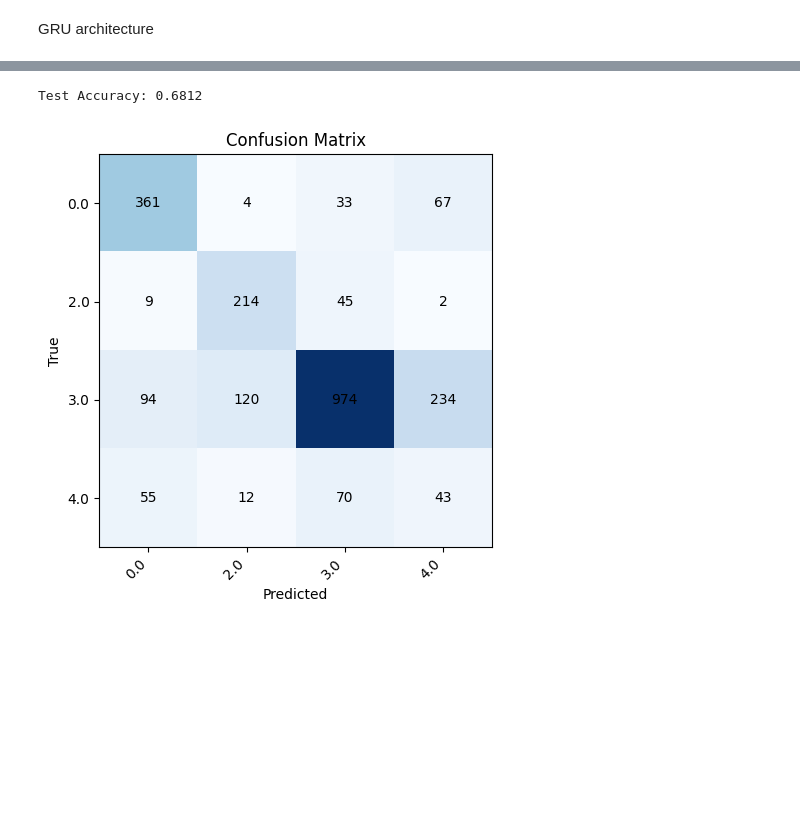
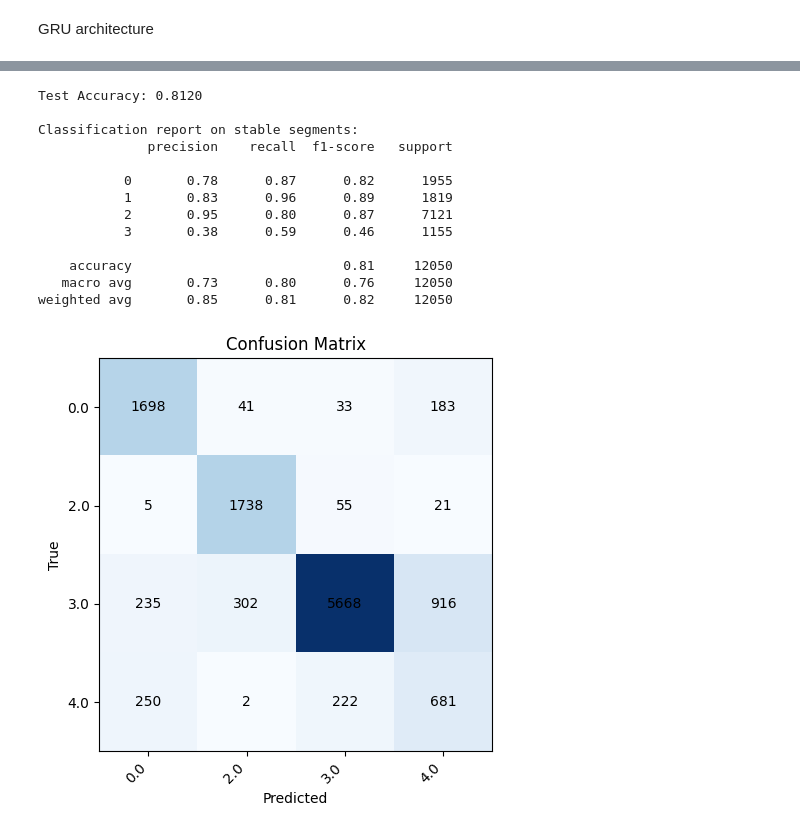
Before and after one commit to zebborjesson/tra300-ski-technique-classification, a Jupyter notebook: code/GRU.ipynb, the cells around one changed output, grey strips where cells are left out. Cells and saved outputs as stored; diff of their text form; code cells hidden in the pictures; blank space fills up the shorter version.

```diff
--- a/code/GRU.ipynb
+++ b/code/GRU.ipynb
@@ -42,7 +46,9 @@ for file in csv_files:
 # %%
 ####
-input_cols = ["speed_kmph", "power_w", "frequency_ppm", "thrust_left_ms", "thrust_right_ms", "impulse_left_ns", "impulse_right_ns", "force_meanl_n", "force_meanr_n", "f_tot_mean_n"] #ADD columns from avaialble ones if needed
+input_cols_poles = ["frequency_ppm", "thrust_left_ms", "thrust_right_ms", "impulse_left_ns", "impulse_right_ns", "force_meanl_n", "force_meanr_n", "f_tot_mean_n"] #ADD columns from avaialble ones if needed
+GNNS_poles = ['ns1:AltitudeMeters', 'ns2:Speed', 'ns2:RunCadence', 'ns2:Watts']
 output_cols = ["Gear"]
+input_cols = input_cols_poles + GNNS_poles
 
 print("Loaded CSV files:")
 for k in sorted(dataframes.keys()):
@@ -179,7 +185,7 @@ def make_sequences(X_t, y_t, seq_len=SEQ_LEN, stride=STRIDE):
     X_seq, y_seq = [], []
     for i in range(0, len(X_t) - seq_len + 1, stride):
         X_seq.append(X_t[i:i+seq_len])
-        y_seq.append(y_t[i+seq_len-1])
+        y_seq.append(y_t[i:i+seq_len])
     X_seq = torch.stack(X_seq)      # shape: (num_sequences, seq_len, num_features)
     y_seq = torch.stack(y_seq)      # shape: (num_sequences,)
     return X_seq, y_seq
@@ -188,7 +194,7 @@ def make_sequences(X_t, y_t, seq_len=SEQ_LEN, stride=STRIDE):
 X_train_seq, y_train_seq = make_sequences(X_train_t, y_train_t)
 X_val_seq, y_val_seq     = make_sequences(X_val_t, y_val_t)
 X_test_seq, y_test_seq   = make_sequences(X_test_t, y_test_t)
-
+print(y_train_seq.shape)
 print(f"X_train_seq shape: {X_train_seq.shape}")
 print(f"X_val_seq shape:   {X_val_seq.shape}")
 print(f"X_test_seq shape:  {X_test_seq.shape}")
@@ -199,10 +206,10 @@ X_test_seq shape:  torch.Size([2337, 10, 10])
 # %%
 #### WEIGHT Class weights (based on new, smaller training set)
 
-input_dim = X_train_t.shape[1]
+input_dim = X_train_seq.shape[2]
 output_dim = num_classes
-
-counts_np = np.bincount(y_train_seq, minlength=num_classes)
+print(input_dim)
+counts_np = np.bincount(y_train_seq.reshape(-1) , minlength=num_classes)
 class_counts = torch.tensor(counts_np, dtype=torch.float32)
 with torch.no_grad():
     class_weights = torch.where(class_counts > 0, 1.0 / class_counts, torch.tensor(0.0))
@@ -274,10 +331,10 @@ class EarlyStopper:
 GRU architecture
 # %%
 ####ARCHITECTURE
-EPOCHS = 100
-BATCH_SIZE = 128
+EPOCHS = 150
+BATCH_SIZE = 256
 PRINT_EVERY = 1
-hidden_size = 16
+hidden_size = 32
 
 model = nn.GRU(input_size=input_dim, hidden_size=hidden_size, num_layers=3, batch_first=True, dropout=0.2)
 fc = nn.Linear(hidden_size, output_dim)  # Map hidden state → class logits
@@ -388,41 +462,61 @@ fc.eval()
 all_preds = []
 all_true = []
 
 with torch.no_grad():
     for Xb, yb in batches(X_test_seq, y_test_seq, BATCH_SIZE, shuffle=False):
-        out, _ = model(Xb)          # (batch, seq_len, hidden)
-        out = out[:, -1, :]       # take last timestep
-        logits = fc(out)          # (batch, num_classes)
-        preds = logits.argmax(dim=1)
+
+        out, _ = model(Xb)              # (batch, seq_len, hidden)
+        logits = fc(out)                # (batch, seq_len, num_classes)
+
+        preds = logits.argmax(dim=2)    # (batch, seq_len)
 
         all_preds.append(preds.cpu())
         all_true.append(yb.cpu())
-# Concatenate all batches
-y_pred = torch.cat(all_preds).numpy()
-y_true = torch.cat(all_true).numpy()
 
+# Concatenate along batch dimension
+y_pred = torch.cat(all_preds, dim=0).numpy()   # (N, seq_len)
+y_true = torch.cat(all_true, dim=0).numpy()    # (N, seq_len)
+
+# Flatten to (N * seq_len)
+y_pred_flat = y_pred.reshape(-1)
+y_true_flat = y_true.reshape(-1)
 # Compute accuracy
-acc = accuracy_score(y_true, y_pred)
+acc = accuracy_score(y_true_flat, y_pred_flat)
 print(f"Test Accuracy: {acc:.4f}")
+
+print("\nClassification report on stable segments:")
+print(classification_report(y_true_flat, y_pred_flat))
 
 # Confusion matrix
 target_names = list(label_encoder.classes_)
-cm = confusion_matrix(y_true, y_pred)
+cm = confusion_matrix(y_true_flat, y_pred_flat)
 
 plt.figure(figsize=(6, 5))
 plt.imshow(cm, interpolation='nearest', cmap='Blues')
 plt.title('Confusion Matrix')
 plt.xlabel('Predicted')
 plt.ylabel('True')
 plt.xticks(ticks=np.arange(len(target_names)), labels=target_names, rotation=45, ha='right')
 plt.yticks(ticks=np.arange(len(target_names)), labels=target_names)
 
 # Annotate each cell
 for (i, j), v in np.ndenumerate(cm):
     plt.text(j, i, str(v), ha='center', va='center', color='black')
 
 plt.tight_layout()
 plt.show()
 # %% [output]
-Test Accuracy: 0.6812
+Test Accuracy: 0.8120
+
+Classification report on stable segments:
+              precision    recall  f1-score   support
+
+           0       0.78      0.87      0.82      1955
+           1       0.83      0.96      0.89      1819
+           2       0.95      0.80      0.87      7121
+           3       0.38      0.59      0.46      1155
+
+    accuracy                           0.81     12050
+   macro avg       0.73      0.80      0.76     12050
+weighted avg       0.85      0.81      0.82     12050
-[figure, old version]
+[figure, new version]
```
Also changed, not shown: parts of 10 cells of this notebook, 1 other file.
